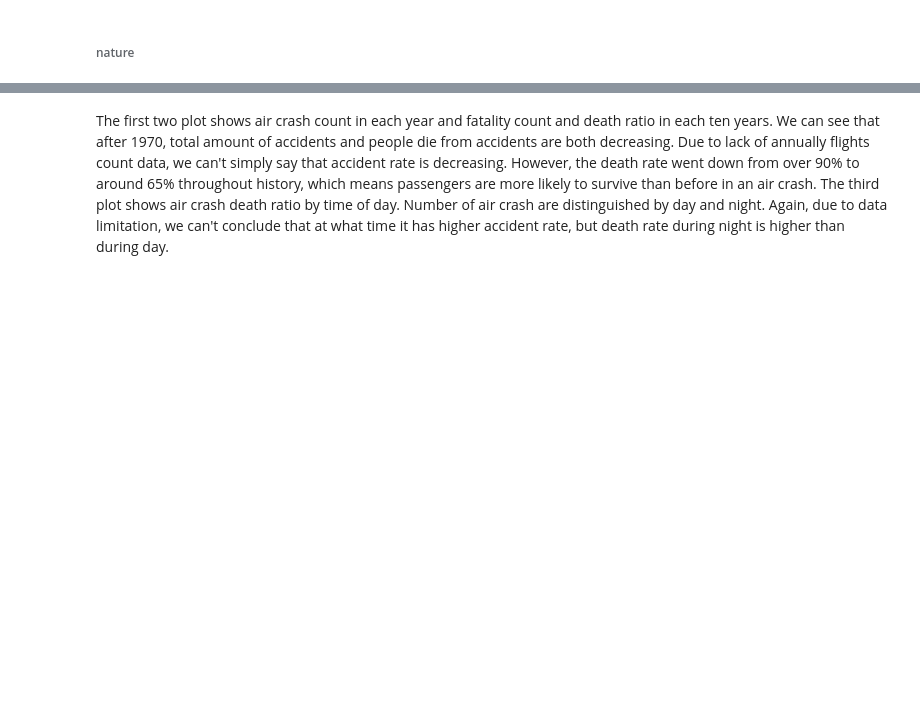
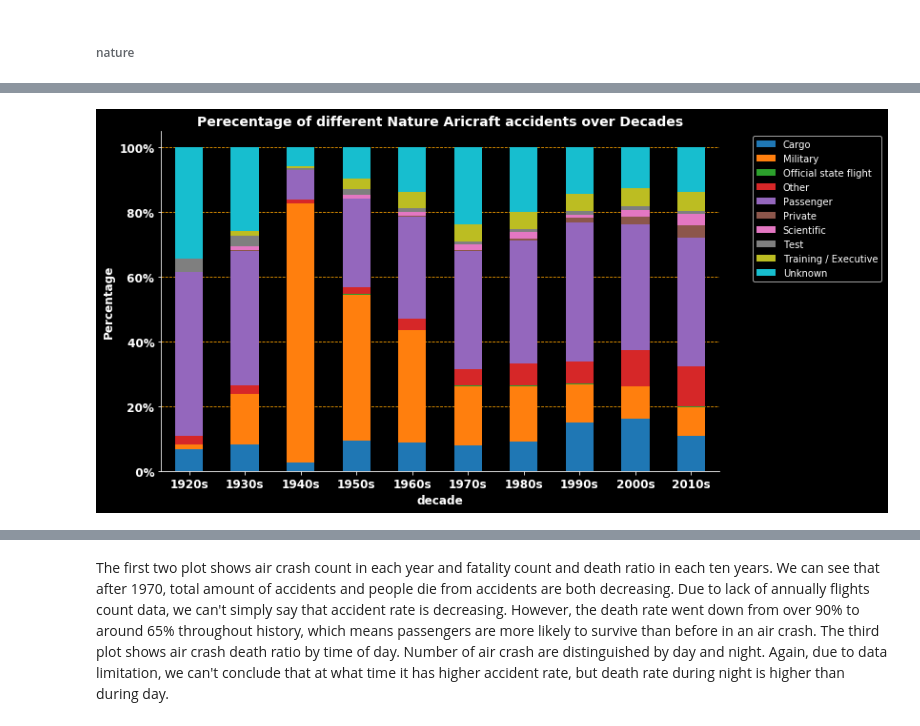
Before and after one commit to razmikmelikbekyan/AircraftAccidentsAnalysis, a Jupyter notebook: accidents_analysis/AccidentsAnalysis.ipynb, the cells around one changed output, grey strips where cells are left out. Saved outputs shown, nothing was run; the diff lists cells and outputs as text; code cells hidden in the pictures; blank space fills up the shorter version.

```diff
--- a/accidents_analysis/AccidentsAnalysis.ipynb
+++ b/accidents_analysis/AccidentsAnalysis.ipynb
@@ -250,26 +354,28 @@ plot_countplot(
 # %%
 temp = df.groupby(by=['decade'])['nature_group'].apply(
     lambda x: x.value_counts() / len(x)).unstack()
 
 fig = plt.figure(figsize=(12, 6))
 ax = fig.add_subplot(111)
 plt.title(
-    'Perecentage accidents of different Nature Aricraft within Decades',
+    'Perecentage of different Nature Aricraft accidents over Decades',
     fontsize=14, fontweight='bold'
 )
 temp.plot(ax=ax, kind='bar', stacked=True, rot=0,
           color=sns.color_palette('tab10', n_colors=10))
 vals = ax.get_yticks()
 ax.set_yticklabels(['{:3.0f}%'.format(x * 100) for x in vals])
 ax.set_axisbelow(True)
 sns.despine()
 plt.legend(loc="upper right", bbox_to_anchor=(1.3, 1))
 plt.xticks(rotation=0, fontsize=12, fontweight='bold')
 plt.yticks(fontsize=12, fontweight='bold')
 plt.xlabel('decade', fontsize=12, fontweight='bold')
 plt.ylabel('Percentage', fontsize=12, fontweight='bold')
 
 plt.grid(True, axis='y', linestyle='--', color='orange')
 plt.tight_layout()
 
 plt.show()
+# %% [output]
+[figure, added]
```
Also changed, not shown: parts of 54 cells of this notebook, 2 other files.
